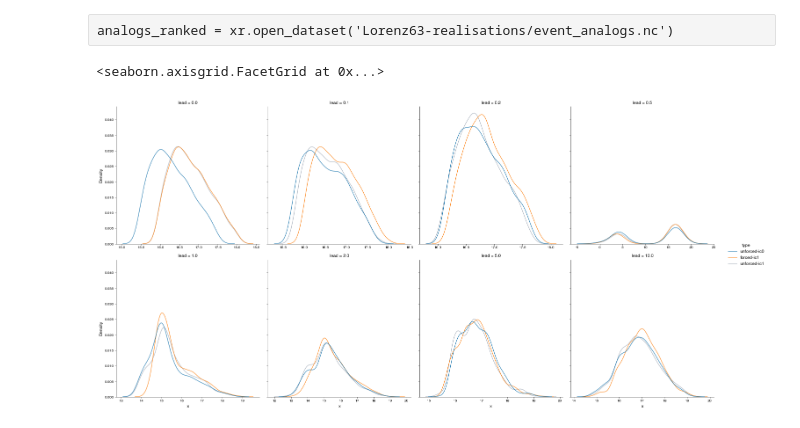
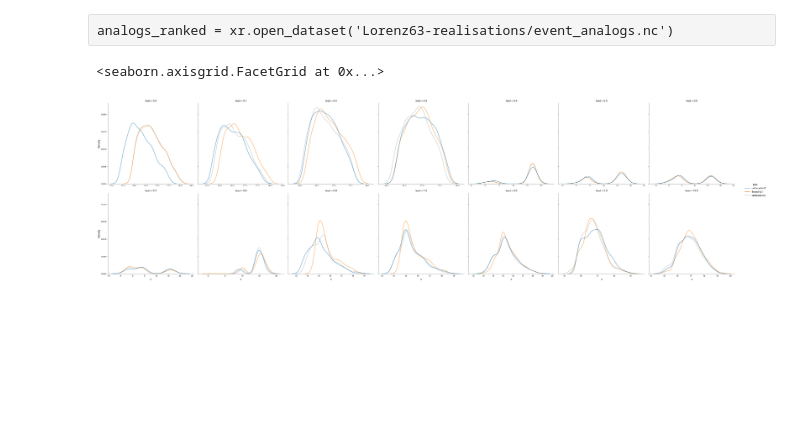
Before and after one commit to njleach/Thesis, a Jupyter notebook: Introduction/Figures/initialised-lorenz.ipynb, the cells around one changed output. Drawn from its saved outputs; the diff is of its cells as text; code cells hidden in the pictures; blank space fills up the shorter version.

```diff
--- a/Introduction/Figures/initialised-lorenz.ipynb
+++ b/Introduction/Figures/initialised-lorenz.ipynb
@@ -168,7 +169,7 @@ for fpath in tqdm(sorted(glob.glob('Lorenz63-realisations/*.nc'))[1:]):
 
     branch = xr.open_dataset(fpath)
 
-    analogs += [xr.concat([branch.groupby('type').apply(lambda x: get_analogs(x.squeeze(),ics.isel(lead=l))).expand_dims({'lead':[ics.lead.isel(lead=l)]}) for l in np.arange(8)],dim='lead')]
+    analogs += [xr.concat([branch.groupby('type').apply(lambda x: get_analogs(x.squeeze(),ics.isel(lead=l))).expand_dims({'lead':[ics.lead.isel(lead=l)]}) for l in np.arange(ics.lead.size)],dim='lead')]
 
 analogs = xr.concat(analogs,dim='branch').stack(a = ['analog','branch'])
 # %% [markdown]
@@ -226,7 +227,7 @@ for lead in tqdm(analogs.lead.values):
 
 fcs = xr.concat(fcs,dim='lead')
 # %%
-sn.displot(data=fcs.max('time').x.to_dataframe().reset_index(),x='x',col='lead',hue='type',col_wrap=4,kind='kde',facet_kws={'sharex':False})
+sn.displot(data=fcs.x.max('time').to_dataframe().reset_index(),x='x',hue='type',col='lead',col_wrap=7,kind='kde',facet_kws=dict(sharex=False))
 # %% [output]
 <seaborn.axisgrid.FacetGrid at 0x...>
-[figure, old version]
+[figure, new version]
```
Also changed, not shown: parts of 8 cells of this notebook.
